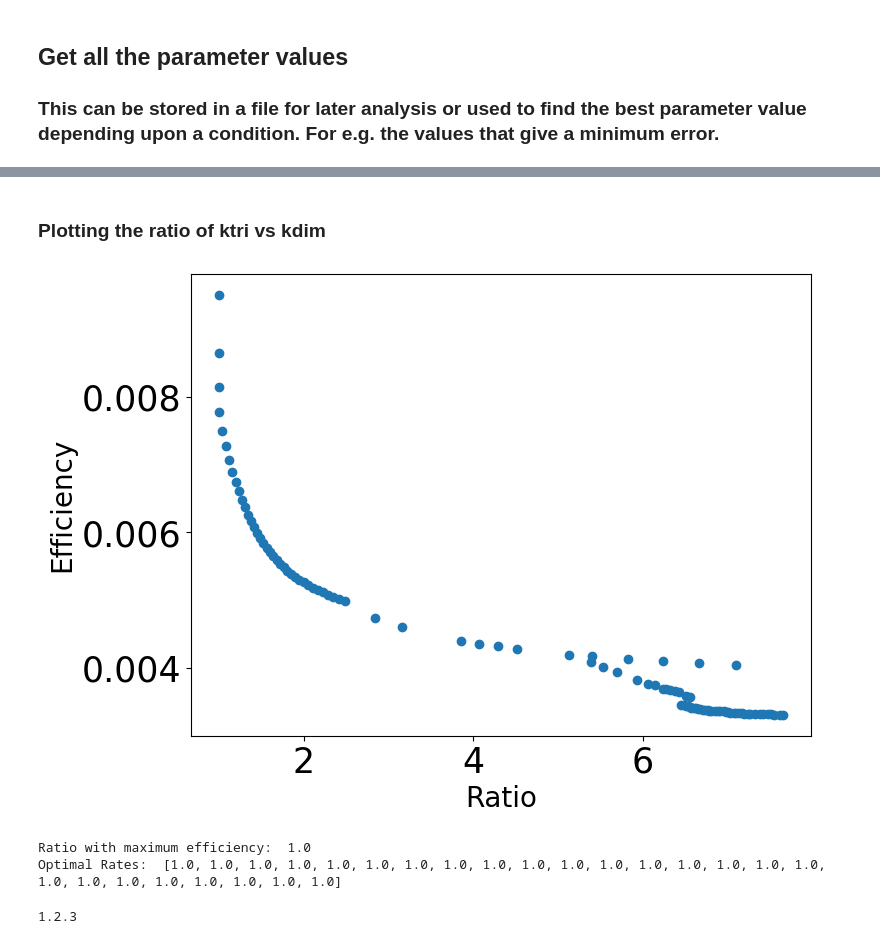
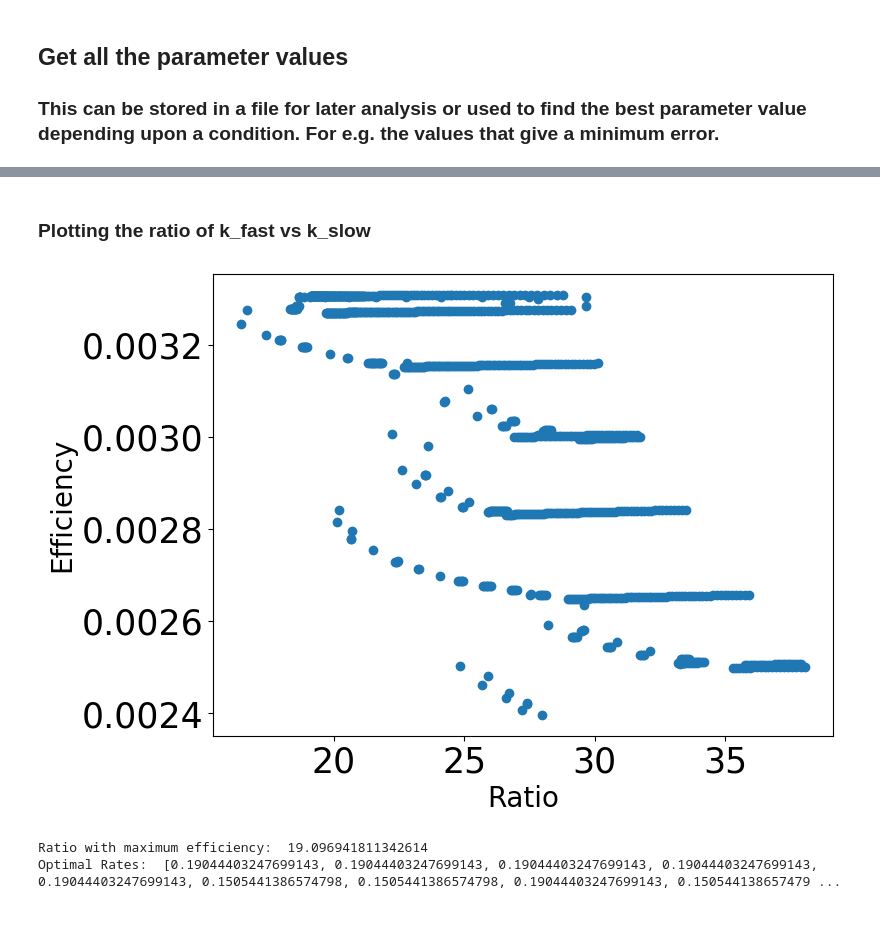
Before and after one commit to mjohn218/KineticAssembly_AD, a Jupyter notebook: Result_simplified/A2_Diversification/Optimization.ipynb, the cells around one changed output, grey strips where cells are left out. Cells and saved outputs as stored; diff of their text form; code cells hidden in the pictures.

```diff
--- a/Result_simplified/A2_Diversification/Optimization.ipynb
+++ b/Result_simplified/A2_Diversification/Optimization.ipynb
@@ -114,27 +114,7 @@ Also defines the Vectorized Rxn Net class
 #Define an empty torch tensor with length equal to number of reactions
 new_kon = torch.zeros([rn._rxn_count], requires_grad=True).double()
 
-#Set the initial value of the association rates
-#Note that this code sets all association rates at the same value
-'''
-#To set individual rates to different values, we need to create an list/array with different values.
-length = rn._rxn_count
-min_val = 0.1
-max_val = 5.0
-init_val = []
-
-#np.random.seed(42)
-for i in range(length):
-    # Linearly interpolate the current maximum from min_val up to max_val
-    current_max = min_val + (i / (length - 1)) * (max_val - min_val)
-    # Draw a random float uniformly between min_val and current_max
-    val = np.random.uniform(min_val, current_max)
-    init_val.append(val)
-
-new_kon = new_kon + Tensor(init_val)
-'''
-
-#Else we could assign all initial values to be equal to 1; performs bad for lower indeces
+# Initialize all rates to 1.0
 init_val = 1
 new_kon = new_kon + Tensor([init_val])
 
@@ -246,7 +226,7 @@ t1 = time_mod.perf_counter()
 vec_rn.reset(reset_params=True)
 optim = Optimizer(reaction_network=vec_rn,
                   sim_runtime=1,
-                  optim_iterations=100,
+                  optim_iterations=1000,
                   learning_rate=1e-2,
                   device='cpu',method="RMSprop")
 # %% [markdown]
@@ -334,26 +331,28 @@ final_t95 = np.array(final_t95)
 # %% [markdown]
-### Plotting the ratio of ktri vs kdim
+### Plotting the ratio of k_fast vs k_slow
 # %%
 import matplotlib.pyplot as plt
 
-mask_r = final_yield_arr > 0.1
+mask_r = final_yield_arr > 0.70
 
 #Calculate the ratio
-ratio = final_param_arr[:,-1]/final_param_arr[:,0]
+#ratio = final_param_arr[:,5]/final_param_arr[:,1]
+ratio = final_param_arr.max(axis=1) / final_param_arr.min(axis=1)
+ratio_masked = ratio[mask_r]
 
 #Normalize the time scale (t = t*conc*max_rate)
 conc=vec_rn.initial_copies[0].item()
 scale_time = final_t95[mask_r]*conc*np.max(final_param_arr[mask_r],axis=1)
 #Calculate the y_per_time
 y_per_time = 0.95/scale_time
 
 fig,ax = plt.subplots(figsize=(8,6))
-ax.plot(ratio,y_per_time,linestyle='',marker='o')
+ax.plot(ratio_masked,y_per_time,linestyle='',marker='o')
 ax.set_ylabel("Efficiency",fontsize=20)
 ax.set_xlabel("Ratio",fontsize=20)
 ax.tick_params(labelsize=25)
 # %% [output]
-[figure, old version]
+[figure, new version]
 # %%
 max_indx = np.argmax(y_per_time)
 max_ratio = ratio[max_indx]
@@ -371,10 +370,5 @@ print("Optimal Rates: ",list(reaction_rates))
 
 #THE RATES BELOW ARE THE ONES TO PASTE INTO KINETIC_SIMULATION NOTEBOOK
 # %% [output]
-Ratio with maximum efficiency:  1.0
-Optimal Rates:  [1.0, 1.0, 1.0, 1.0, 1.0, 1.0, 1.0, 1.0, 1.0, 1.0, 1.0, 1.0, 1.0, 1.0, 1.0, 1.0, 1.0, 1.0, 1.0, 1.0, 1.0, 1.0, 1.0, 1.0, 1.0]
+Ratio with maximum efficiency:  19.096941811342614
+Optimal Rates:  [0.19044403247699143, 0.19044403247699143, 0.19044403247699143, 0.19044403247699143, 0.19044403247699143, 0.1505441386574798, 0.1505441386574798, 0.19044403247699143, 0.150544138657479 ...
-# %%
-import pandas as pd
-print(pd.__version__)
-# %% [output]
-1.2.3
```
Also changed, not shown: parts of 5 cells of this notebook, 3 other files.
